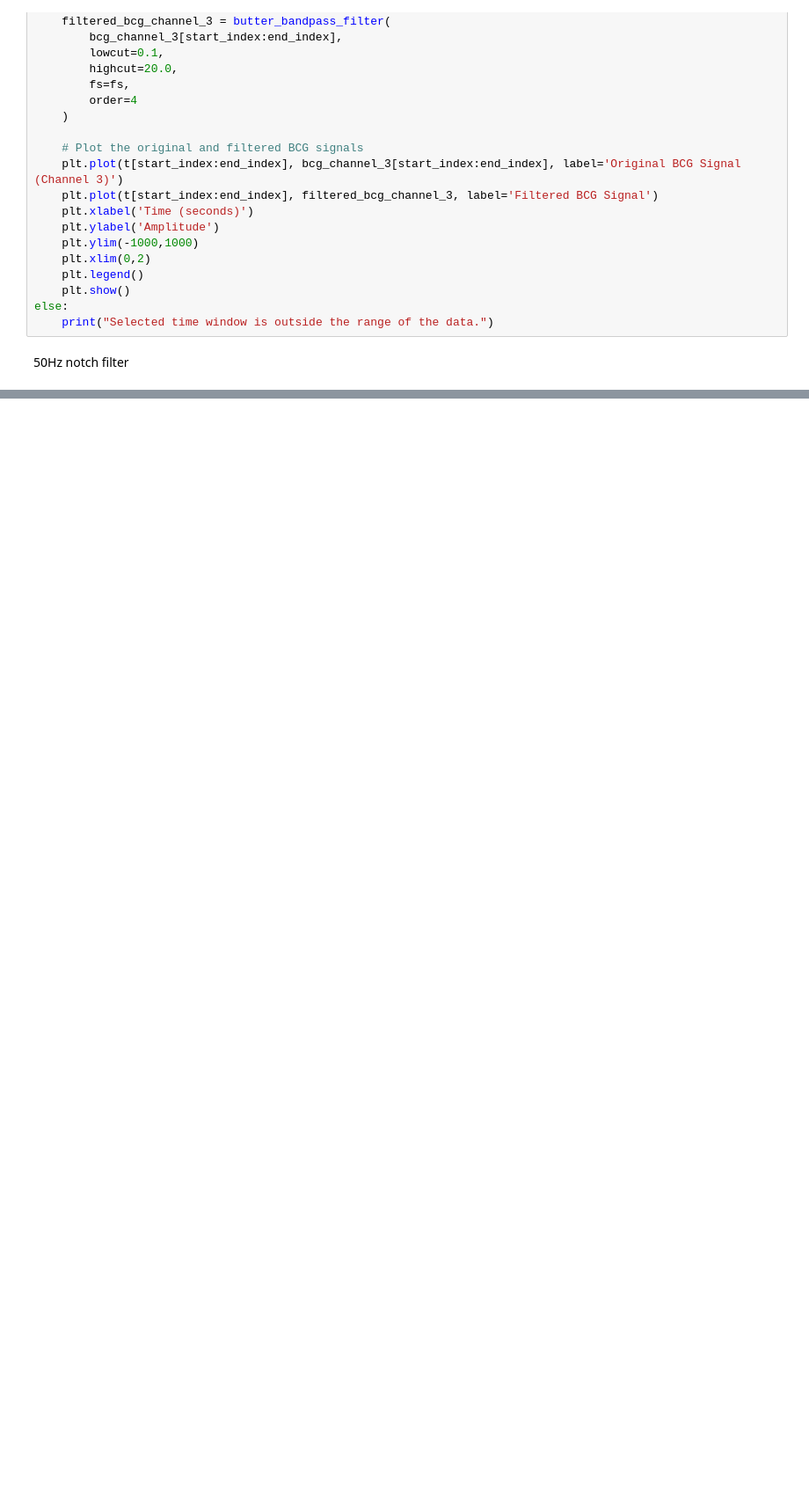
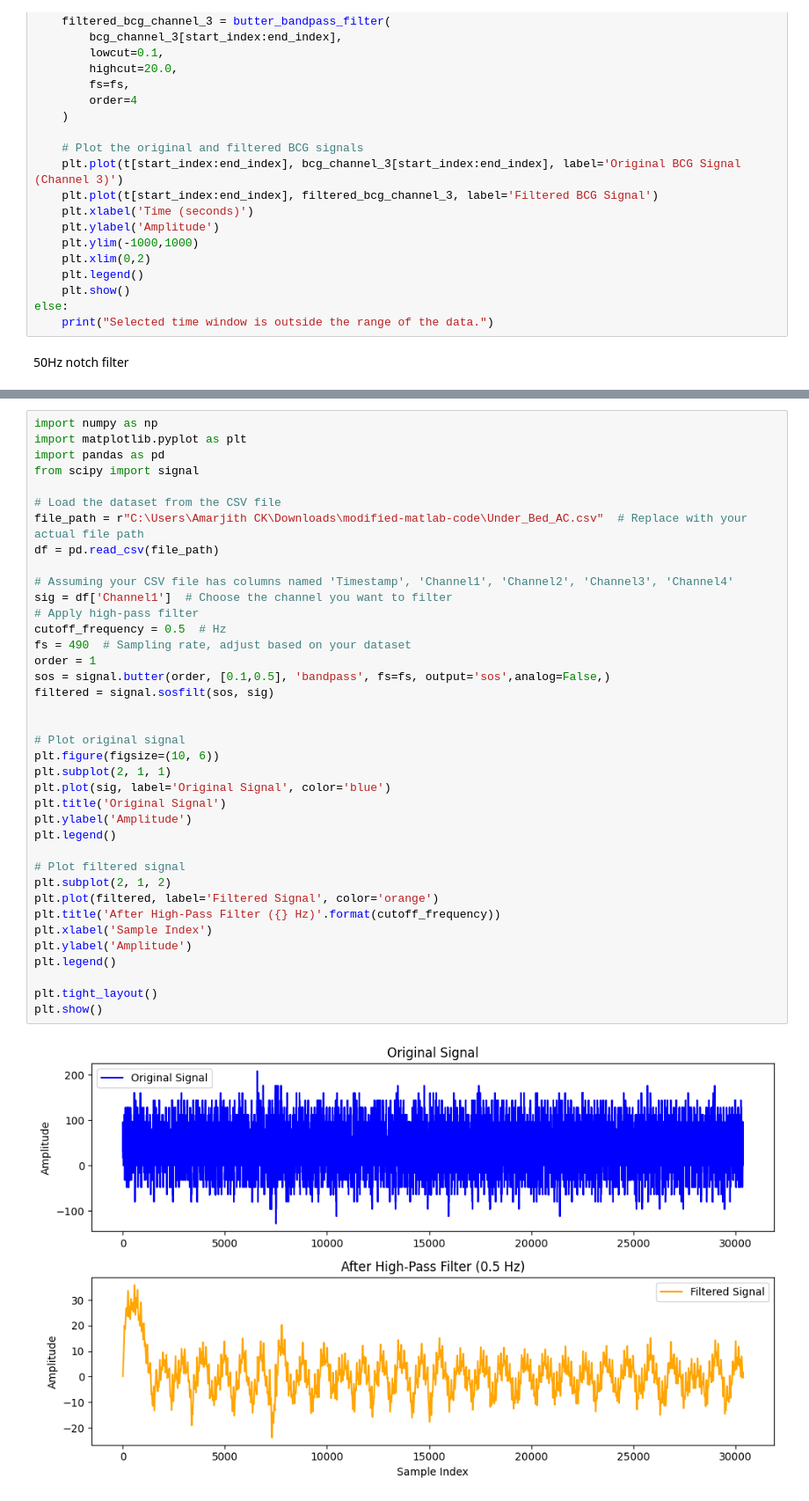
Before and after one commit to amarjith-blusim/Signal_Preprocessing_bs, a Jupyter notebook: signal.ipynb, the cells around one changed output, grey strips where cells are left out. Shown at 88% size. Saved outputs shown, nothing was run; the diff lists cells and outputs as text; blank space fills up the shorter version.

```diff
--- a/signal.ipynb
+++ b/signal.ipynb
@@ -277,0 +719,40 @@ plt.show()
+# %%
+import numpy as np
+import matplotlib.pyplot as plt
+import pandas as pd
+from scipy import signal
+
+# Load the dataset from the CSV file
+file_path = r"C:\Users\Amarjith CK\Downloads\modified-matlab-code\Under_Bed_AC.csv"  # Replace with your actual file path
+df = pd.read_csv(file_path)
+
+# Assuming your CSV file has columns named 'Timestamp', 'Channel1', 'Channel2', 'Channel3', 'Channel4'
+sig = df['Channel1']  # Choose the channel you want to filter
+# Apply high-pass filter
+cutoff_frequency = 0.5  # Hz
+fs = 490  # Sampling rate, adjust based on your dataset
+order = 1
+sos = signal.butter(order, [0.1,0.5], 'bandpass', fs=fs, output='sos',analog=False,)
+filtered = signal.sosfilt(sos, sig)
+
+
+# Plot original signal
+plt.figure(figsize=(10, 6))
+plt.subplot(2, 1, 1)
+plt.plot(sig, label='Original Signal', color='blue')
+plt.title('Original Signal')
+plt.ylabel('Amplitude')
+plt.legend()
+
+# Plot filtered signal
+plt.subplot(2, 1, 2)
+plt.plot(filtered, label='Filtered Signal', color='orange')
+plt.title('After High-Pass Filter ({} Hz)'.format(cutoff_frequency))
+plt.xlabel('Sample Index')
+plt.ylabel('Amplitude')
+plt.legend()
+
+plt.tight_layout()
+plt.show()
+# %% [output]
+[figure, added]
```
Also changed, not shown: parts of 19 cells of this notebook, 5 other files.
